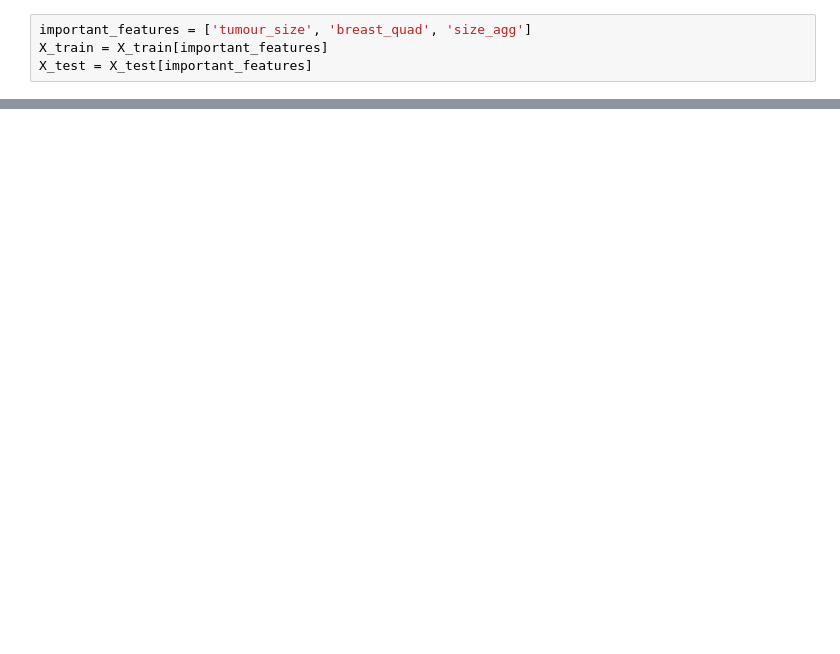
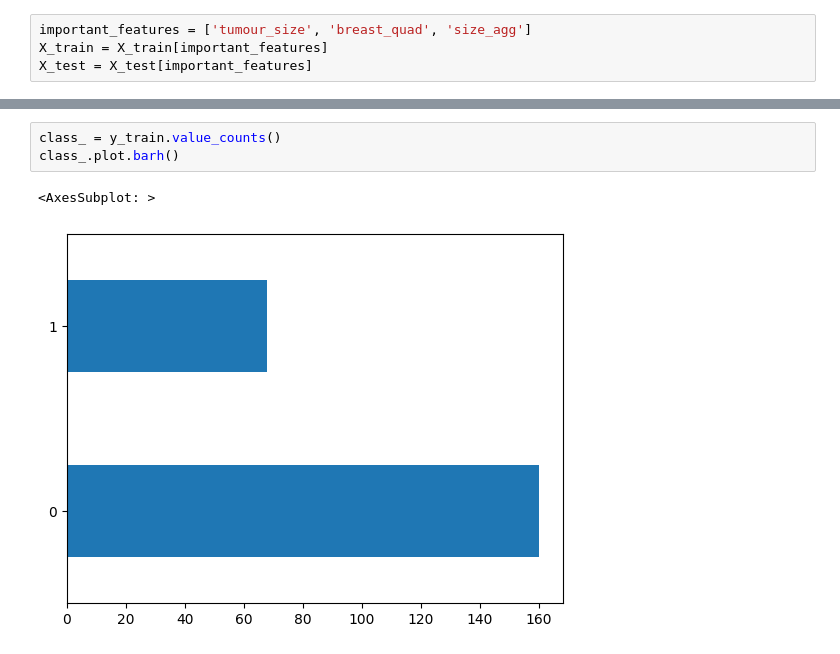
Before and after one commit to daniocionini/Prediction-Model-Breast-Cancer-Recurrence, a Jupyter notebook: only_model_eval.ipynb, the cells around one changed output, grey strips where cells are left out. Cells and saved outputs as stored; diff of their text form; blank space fills up the shorter version.

```diff
--- a/only_model_eval.ipynb
+++ b/only_model_eval.ipynb
@@ -98,0 +97,6 @@ Prec: 0.5909090909090909
+# %%
+class_ = y_train.value_counts()
+class_.plot.barh()
+# %% [output]
+<AxesSubplot: >
+[figure, added]
```
Also changed, not shown: parts of 7 cells of this notebook, 3 other files.
